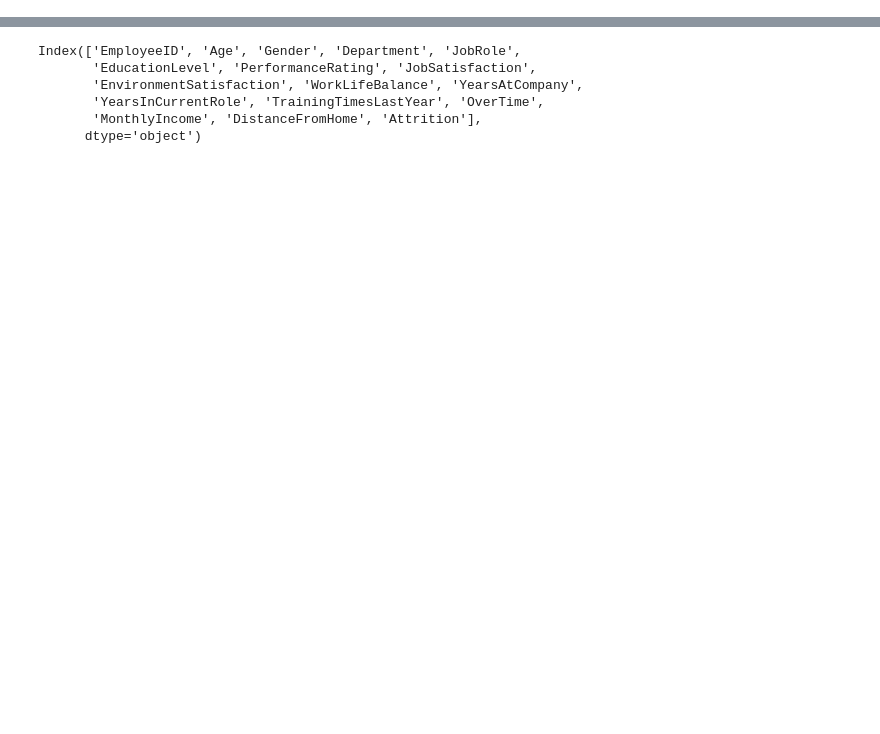
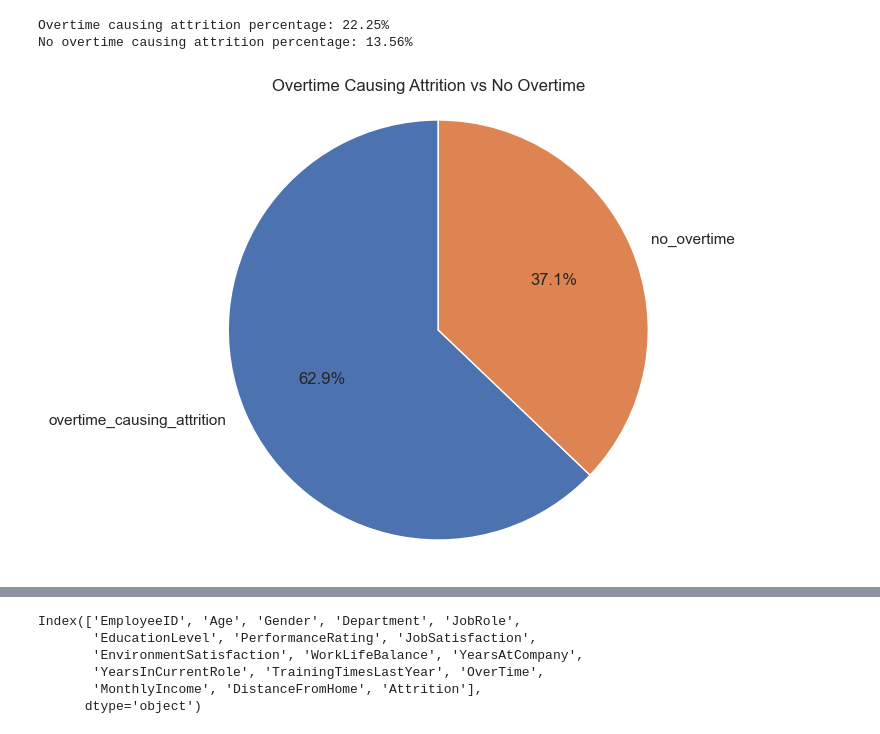
Before and after one commit to jaluDadhich/CASE-STUDY-AI-Powered-HR-Insights-Assistant-for-Acme-Corp, a Jupyter notebook: eda/attrition_analysis.ipynb, the cells around one changed output, grey strips where cells are left out. Saved outputs shown, nothing was run; the diff lists cells and outputs as text; code cells hidden in the pictures; blank space fills up the shorter version.

```diff
--- a/eda/attrition_analysis.ipynb
+++ b/eda/attrition_analysis.ipynb
@@ -109,0 +52,17 @@ ValueError: The truth value of a Series is ambiguous. Use a.empty, a.bool(), a.i
+# %%
+overtime_causing_attrition = df[(df['OverTime'] == 'Yes') & (df['Attrition'] == 'Yes')].shape[0]/(df[df['OverTime'] == 'Yes'].shape[0] )* 100
+no_overtime = df[(df['OverTime'] == 'No') & (df['Attrition'] == 'Yes')].shape[0]/(df[df['OverTime'] == 'No'].shape[0] )* 100
+print(f"Overtime causing attrition percentage: {overtime_causing_attrition:.2f}%")
+print(f"No overtime causing attrition percentage: {no_overtime:.2f}%")
+
+values = [int(overtime_causing_attrition),int(no_overtime)]
+labels = ['overtime_causing_attrition', 'no_overtime']
+
+plt.pie(values, labels=labels, autopct='%1.1f%%', startangle=90)
+plt.title('Overtime Causing Attrition vs No Overtime    ')
+plt.axis('equal')  # Equal aspect ratio ensures the pie is circular.
+plt.show()
+# %% [output]
+Overtime causing attrition percentage: 22.25%
+No overtime causing attrition percentage: 13.56%
+[figure, added]
```
Also changed, not shown: parts of 34 cells of this notebook.
